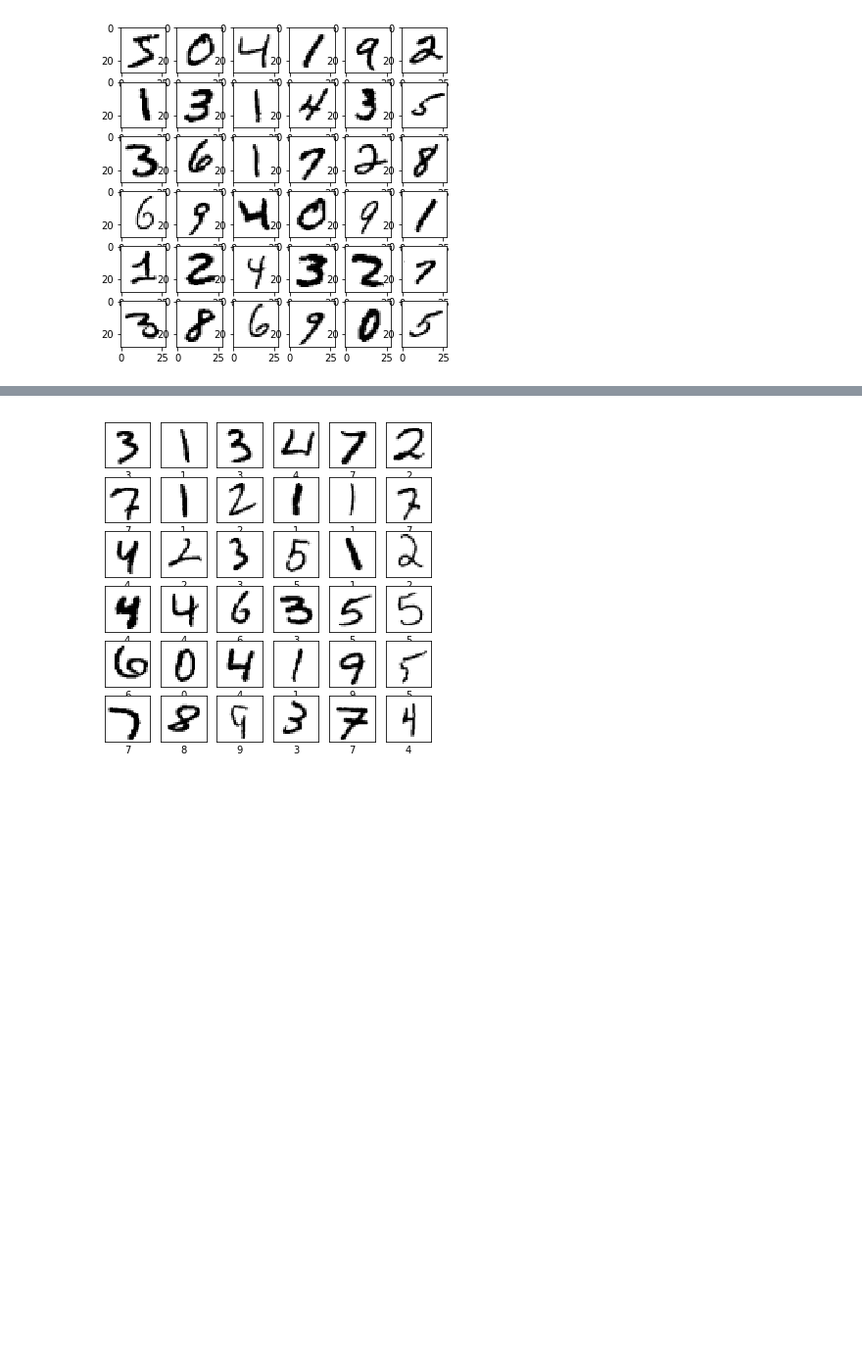
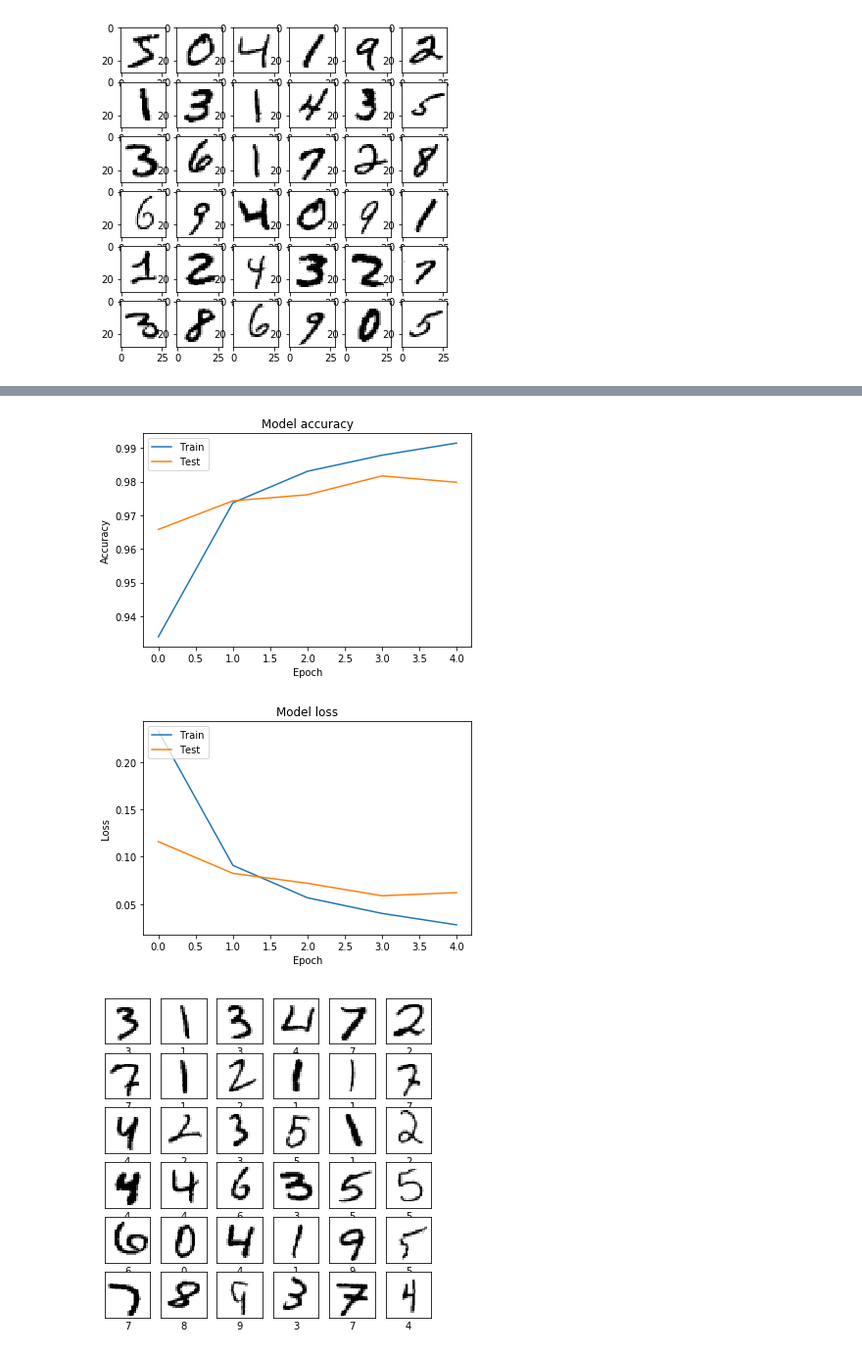
Before and after one commit to mikekenndy/ML-Character-Recognition, a Jupyter notebook: Tensorflow/Tensorflow_DNN.ipynb, the cells around one changed output, grey strips where cells are left out. Shown at 98% size. Cells and saved outputs as stored; diff of their text form; code cells hidden in the pictures; blank space fills up the shorter version.

```diff
--- a/Tensorflow/Tensorflow_DNN.ipynb
+++ b/Tensorflow/Tensorflow_DNN.ipynb
@@ -82,8 +87,9 @@ model.compile(optimizer=sgd,
 # %%
 # Train model
-model.fit(train_images, train_labels, epochs=5)
-
-# Accuracy check with test set
-test_loss, test_accuracy = model.evaluate(test_images, test_labels)
-print('Accuracy = ', test_accuracy)
+train_history = model.fit(train_images, train_labels,
+                          validation_data=(test_images, test_labels),
+                          epochs=5,
+                          #verbose=0,
+                          batch_size=100
+                         )
 # %% [output]
@@ -102,3 +107,25 @@ Accuracy =  0.9816
+# %%
+# Plot training history
+# Accuracy
+plt.plot(train_history.history['acc'])
+plt.plot(train_history.history['val_acc'])
+plt.title('Model accuracy')
+plt.ylabel('Accuracy')
+plt.xlabel('Epoch')
+plt.legend(['Train', 'Test'], loc='upper left')
+plt.show()
+
+# Loss
+plt.plot(train_history.history['loss'])
+plt.plot(train_history.history['val_loss'])
+plt.title('Model loss')
+plt.ylabel('Loss')
+plt.xlabel('Epoch')
+plt.legend(['Train', 'Test'], loc='upper left')
+plt.show()
+# %% [output]
+[figure, added]
+[figure, added]
 # %%
 # Prediction
 predictions = model.predict(test_images)
```
Also changed, not shown: parts of 4 cells of this notebook, 1 other file.
